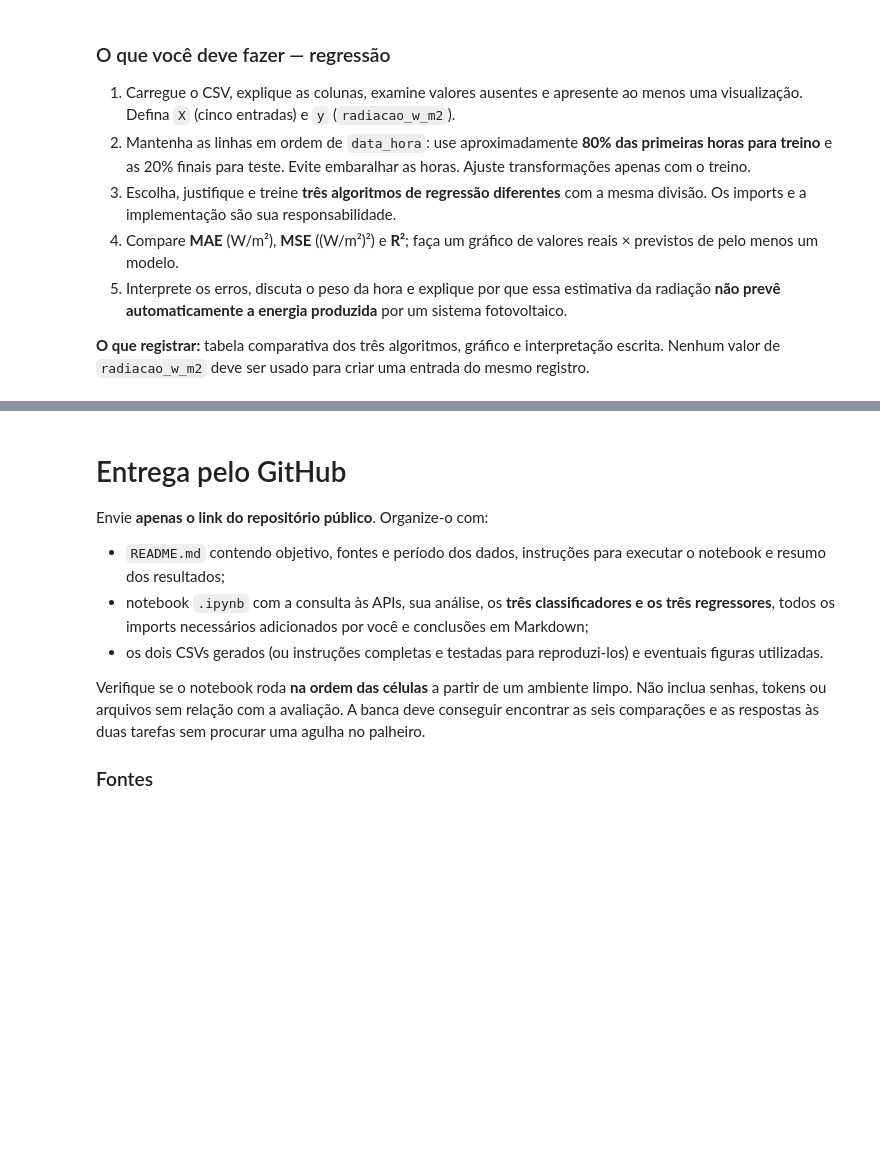
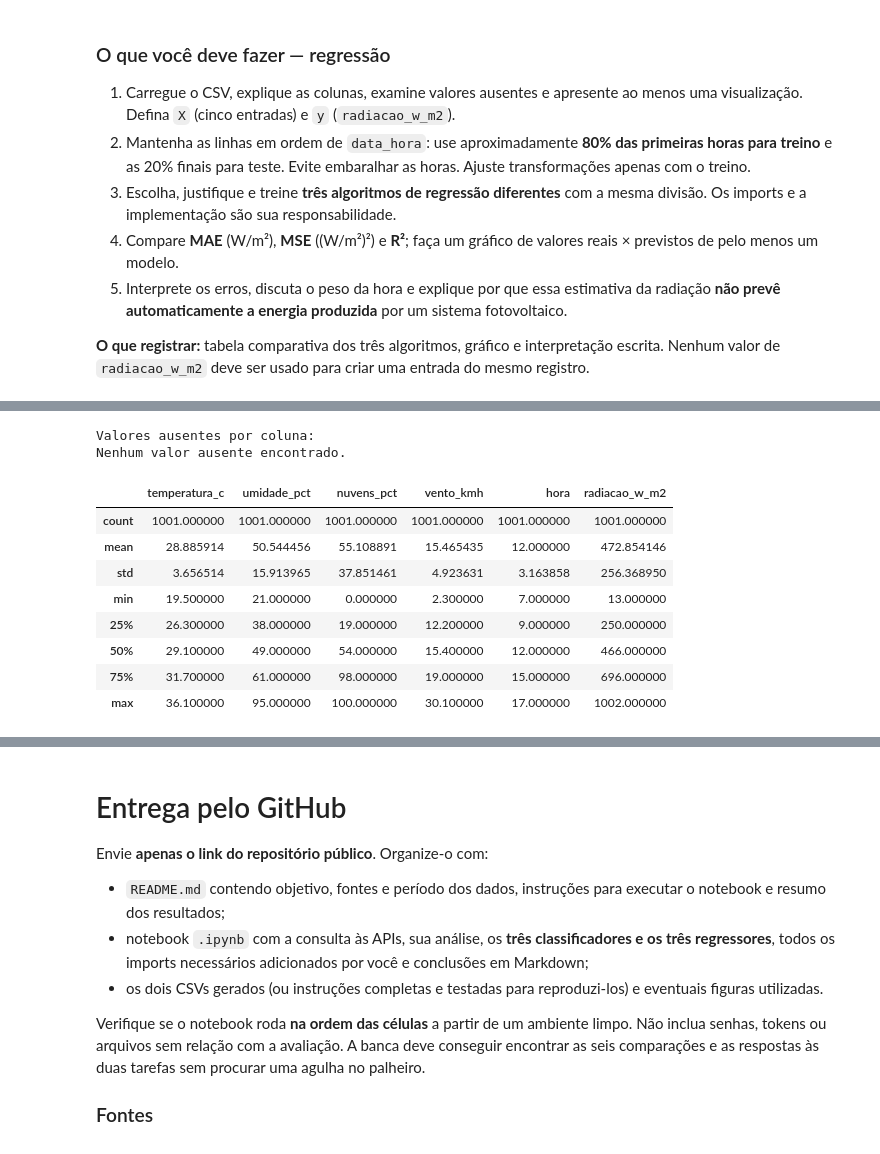
Before and after one commit to JunUehara56/CP5_SERS, a Jupyter notebook: Aula_APIs_Energia_Renovavel_ML.ipynb, the cells around one changed output, grey strips where cells are left out. Saved outputs shown, nothing was run; the diff lists cells and outputs as text; code cells hidden in the pictures; blank space fills up the shorter version.

```diff
--- a/Aula_APIs_Energia_Renovavel_ML.ipynb
+++ b/Aula_APIs_Energia_Renovavel_ML.ipynb
@@ -555,0 +567,7 @@ Salvo: meteo_regressao_orange.csv
+# %%
+# Carregando o dataset a partir do link correto fornecido
+url = "https://raw.githubusercontent.com/JunUehara56/CP5_SERS/refs/heads/main/meteo_regressao_orange.csv"
+df = pd.read_csv(url)
+
+# Visualizando as primeiras linhas
+df.head()
@@ -555,0 +608,21 @@ Salvo: meteo_regressao_orange.csv
+# %%
+# Verificando se existem valores ausentes
+valores_ausentes = df.isnull().sum()
+print("Valores ausentes por coluna:")
+print(valores_ausentes[valores_ausentes > 0] if (valores_ausentes > 0).any() else "Nenhum valor ausente encontrado.")
+# %% [output]
+Valores ausentes por coluna:
+Nenhum valor ausente encontrado.
+# %%
+# Apresentando as estatísticas descritivas das variáveis numéricas
+df.describe()
+# %% [output]
+|  | temperatura_c | umidade_pct | nuvens_pct | vento_kmh | hora | radiacao_w_m2 |
+| count | 1001.000000 | 1001.000000 | 1001.000000 | 1001.000000 | 1001.000000 | 1001.000000 |
+| mean | 28.885914 | 50.544456 | 55.108891 | 15.465435 | 12.000000 | 472.854146 |
+| std | 3.656514 | 15.913965 | 37.851461 | 4.923631 | 3.163858 | 256.368950 |
+| min | 19.500000 | 21.000000 | 0.000000 | 2.300000 | 7.000000 | 13.000000 |
+| 25% | 26.300000 | 38.000000 | 19.000000 | 12.200000 | 9.000000 | 250.000000 |
+| 50% | 29.100000 | 49.000000 | 54.000000 | 15.400000 | 12.000000 | 466.000000 |
+| 75% | 31.700000 | 61.000000 | 98.000000 | 19.000000 | 15.000000 | 696.000000 |
+| max | 36.100000 | 95.000000 | 100.000000 | 30.100000 | 17.000000 | 1002.000000 |
```
Also changed, not shown: parts of 13 cells of this notebook.
